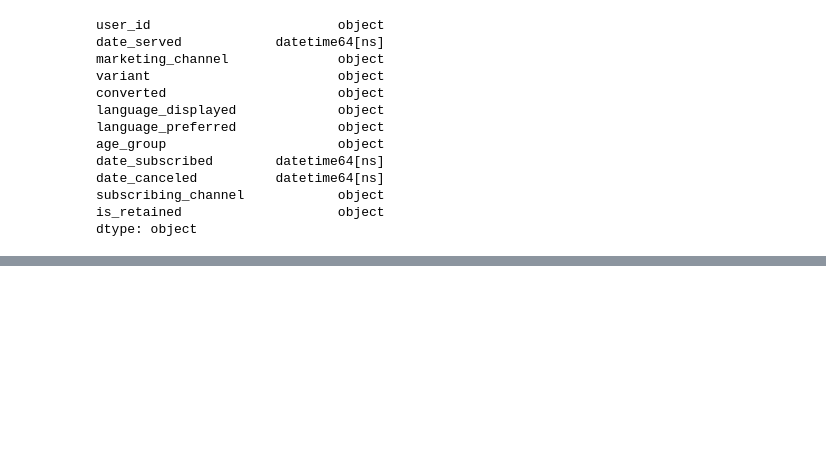
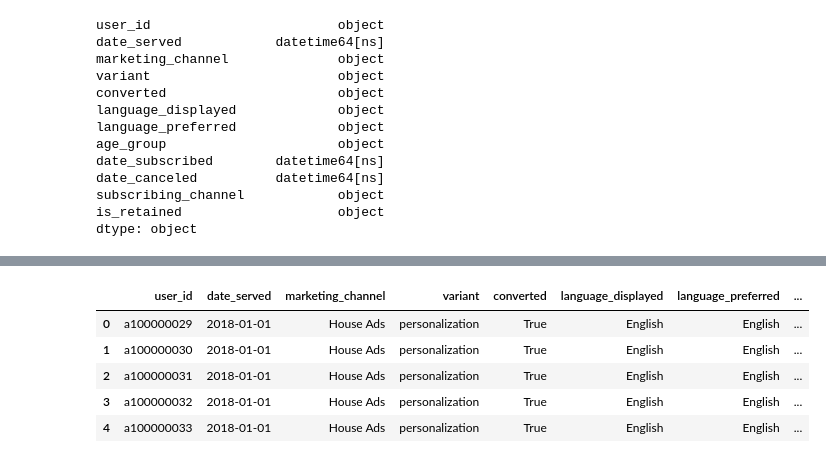
Before and after one commit to compo90/Projet_Analyse_Marketing, a Jupyter notebook: analyse_marketing.ipynb, the cells around one changed output, grey strips where cells are left out. Saved outputs shown, nothing was run; the diff lists cells and outputs as text; code cells hidden in the pictures; blank space fills up the shorter version.

```diff
--- a/analyse_marketing.ipynb
+++ b/analyse_marketing.ipynb
@@ -123,0 +141,3 @@ marketing_df.head()
+# %%
+#Dictionnaire des chaines dinstinctes de souscription avec leurs codes
+dict_channel = {'House Ads':1, 'Instagram':2, 'Facebook':3, 'Push':4, 'Email':5}
@@ -123,0 +171,9 @@ marketing_df.head()
+# %%
+marketing_df.head()
+# %% [output]
+|  | user_id | date_served | marketing_channel | variant | converted | language_displayed | language_preferred | ... |
+| 0 | a100000029 | 2018-01-01 | House Ads | personalization | True | English | English | ... |
+| 1 | a100000030 | 2018-01-01 | House Ads | personalization | True | English | English | ... |
+| 2 | a100000031 | 2018-01-01 | House Ads | personalization | True | English | English | ... |
+| 3 | a100000032 | 2018-01-01 | House Ads | personalization | True | English | English | ... |
+| 4 | a100000033 | 2018-01-01 | House Ads | personalization | True | English | English | ... |
```
Also changed, not shown: parts of 34 cells of this notebook.
